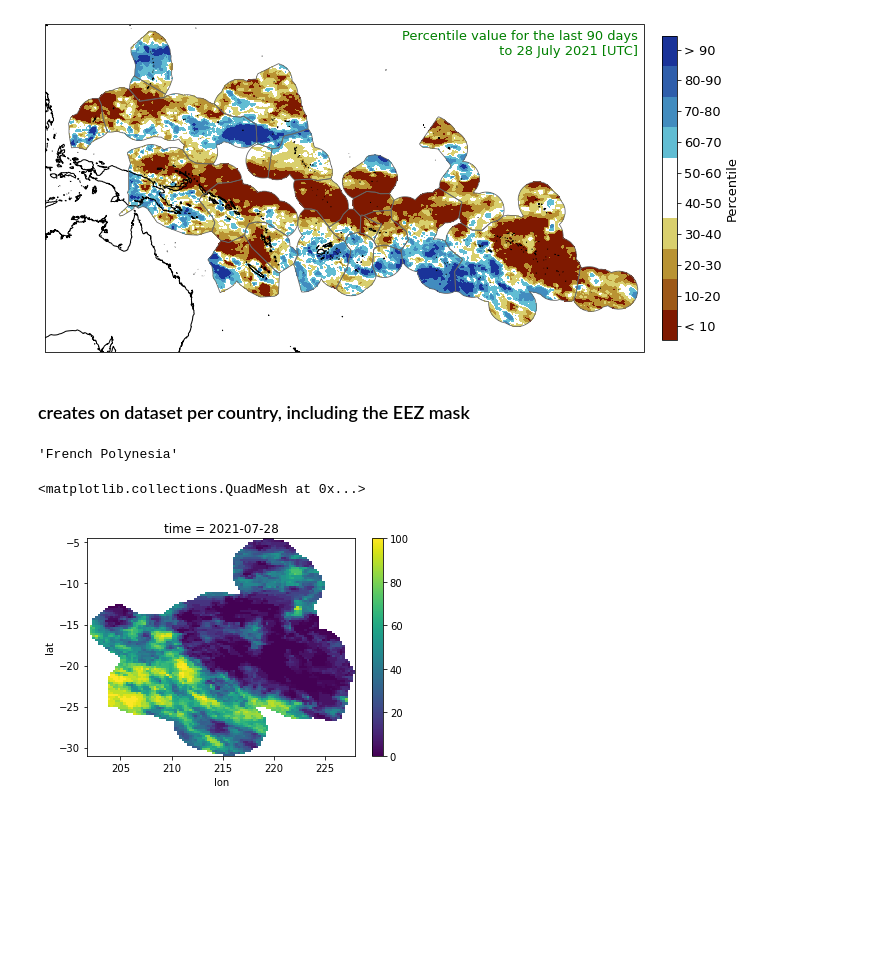
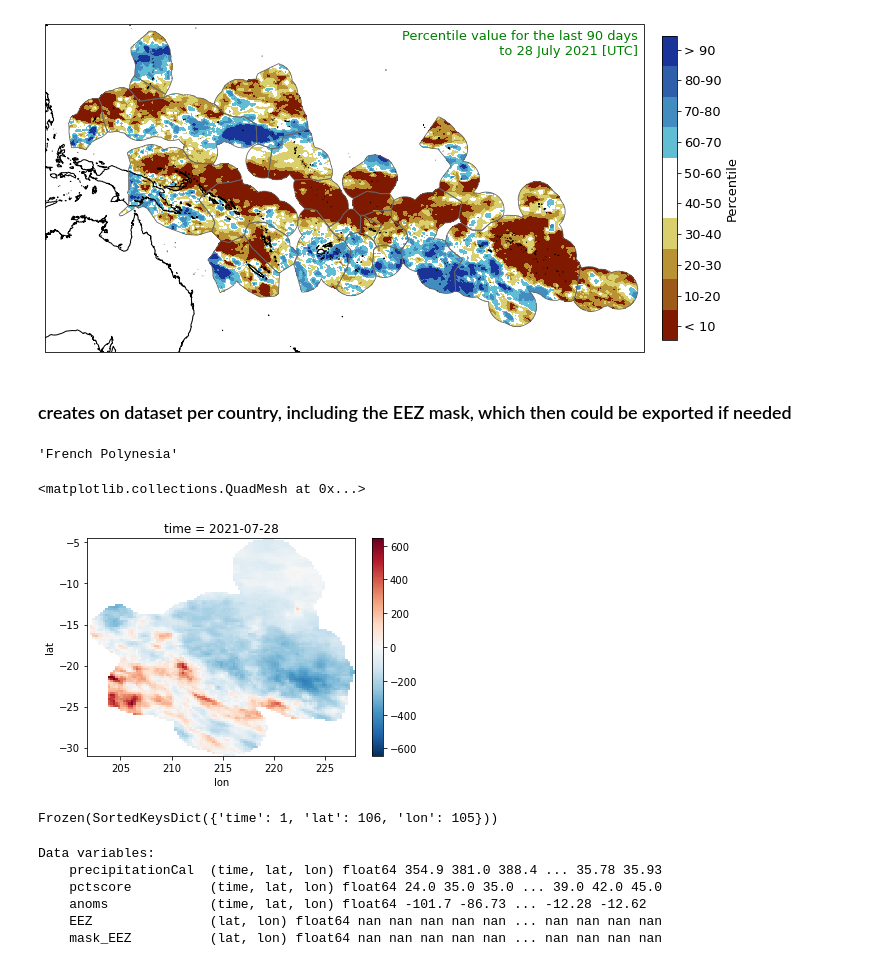
Before and after one commit to nicolasfauchereau/ICU_Water_Watch, a Jupyter notebook: notebooks/GPM/GPM-IMERG_processing.ipynb, the cells around one changed output. Cells and saved outputs as stored; diff of their text form; code cells hidden in the pictures; blank space fills up the shorter version.

```diff
--- a/notebooks/GPM/GPM-IMERG_processing.ipynb
+++ b/notebooks/GPM/GPM-IMERG_processing.ipynb
@@ -300,7 +185,7 @@ plot.map_decile(dset_accum, mask='EEZ', geoms=EEZs, close=False, fpath='.')
 # %% [output]
 [figure]
 # %% [markdown]
-### creates on dataset per country, including the EEZ mask
+### creates on dataset per country, including the EEZ mask, which then could be exported if needed
 # %%
 for i, country_name in enumerate(EEZs.COUNTRYNAM):
     c = EEZs.query(f"COUNTRYNAM == '{country_name}'")
@@ -310,7 +195,20 @@ country_name
 # %% [output]
 'French Polynesia'
 # %%
-(sub['pctscore'] * sub['mask_EEZ']).squeeze().plot()
+(sub['anoms'] * sub['mask_EEZ']).squeeze().plot()
 # %% [output]
 <matplotlib.collections.QuadMesh at 0x...>
-[figure, old version]
+[figure, new version]
+# %%
+sub.dims
+# %% [output]
+Frozen(SortedKeysDict({'time': 1, 'lat': 106, 'lon': 105}))
+# %%
+sub.data_vars
+# %% [output]
+Data variables:
+    precipitationCal  (time, lat, lon) float64 354.9 381.0 388.4 ... 35.78 35.93
+    pctscore          (time, lat, lon) float64 24.0 35.0 35.0 ... 39.0 42.0 45.0
+    anoms             (time, lat, lon) float64 -101.7 -86.73 ... -12.28 -12.62
+    EEZ               (lat, lon) float64 nan nan nan nan nan ... nan nan nan nan
+    mask_EEZ          (lat, lon) float64 nan nan nan nan nan ... nan nan nan nan
```
Also changed, not shown: parts of 10 cells of this notebook.
